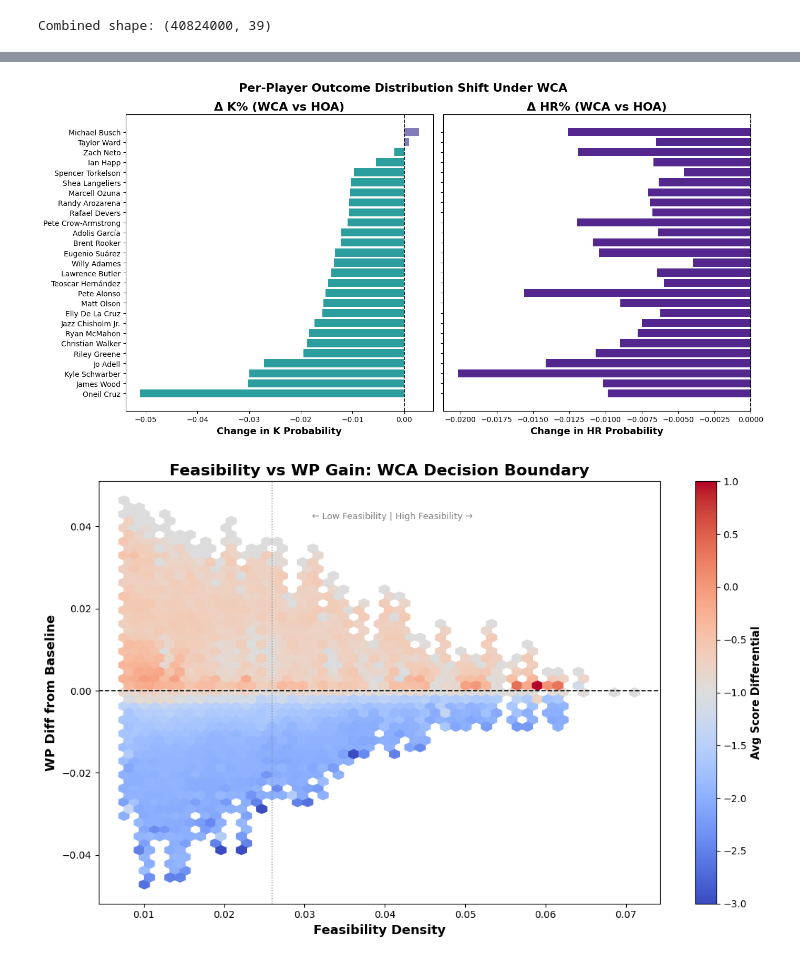
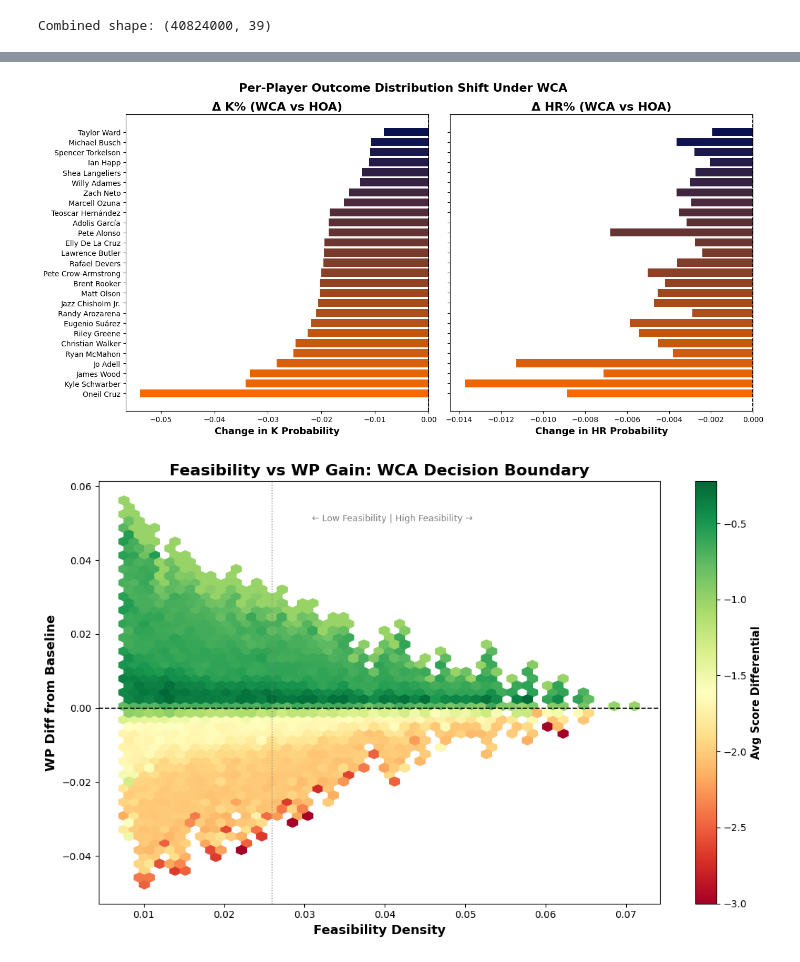
Before and after one commit to benresnic/SABR26, a Jupyter notebook: Simulations/sim_data_viz.ipynb, the cells around one changed output, grey strips where cells are left out. Drawn from its saved outputs; the diff is of its cells as text; code cells hidden in the pictures.

Commit message:
Added updated plots and revised code

```diff
--- a/Simulations/sim_data_viz.ipynb
+++ b/Simulations/sim_data_viz.ipynb
@@ -93,9 +93,17 @@ Name: count, dtype: int64
 # %%
 os.chdir(r"C:\Users\andre\Documents\Documents\Syracuse\JUNIOR YEAR\SPRING 2026\SAL 358\SABR26\Plots")
 # %%
+# Color scales
+good_bad_cmap = "RdYlGn"
+
+import matplotlib.colors as mcolors
+syr_cmap = mcolors.LinearSegmentedColormap.from_list(
+    "syracuse", ["#f76900", "#000e54"]
+)
+syr_cmap_r = mcolors.LinearSegmentedColormap.from_list(
+    "syracuse_r", ["#000e54", "#f76900"]
+)
 # Shared style
-PALETTE   = ["#1b7837", "#4393c3", "#2d9e9e", "#6baed6",
-             "#807dba", "#54278f", "#00798c", "#e08214"]
 TITLE_KW  = dict(fontsize=16, fontweight="bold", ha="center")
 LABEL_KW  = dict(fontsize=13, fontweight="bold")
 
@@ -109,7 +117,7 @@ def save(name):
     plt.savefig(f"{name}.png", dpi=300, bbox_inches="tight")
     plt.show()
 
-# Filter to feasible adjustments only where relevant (is_feasible == 1)
+# Filter to where is_feasible == 1
 feasible = data_all[data_all["is_feasible"] == 1].copy()
 # %%
 # PLOT 1: WHO BENEFITS MOST — avg WP diff by player (feasible PAs only)
@@ -241,12 +250,13 @@ shift_df = shift_df.sort_values("delta_K")
 fig, axes = plt.subplots(1, 2, figsize=(14, 7), sharey=True)
 
 axes[0].barh(shift_df["player_name"], shift_df["delta_K"],
-             color=["#2d9e9e" if v < 0 else "#807dba" for v in shift_df["delta_K"]])
+             color=[mcolors.to_hex(syr_cmap(i / len(shift_df))) for i in range(len(shift_df))])
+
 axes[0].axvline(0, color="black", linewidth=1.2, linestyle="--")
 fmt_ax(axes[0], "Δ K% (WCA vs HOA)", "Change in K Probability", None)
 
 axes[1].barh(shift_df["player_name"], shift_df["delta_HR"],
-             color=["#54278f" if v < 0 else "#1b7837" for v in shift_df["delta_HR"]])
+             color=[mcolors.to_hex(syr_cmap(i / len(shift_df))) for i in range(len(shift_df))])
 axes[1].axvline(0, color="black", linewidth=1.2, linestyle="--")
 fmt_ax(axes[1], "Δ HR% (WCA vs HOA)", "Change in HR Probability", None)
 
@@ -255,33 +265,32 @@ fig.suptitle("Per-Player Outcome Distribution Shift Under WCA",
 
 save("player_distribution_shift")
 # %% [output]
-[figure, old version]
+[figure, new version]
 # %%
 # PLOT 6: WCA vs HOA DECISION BOUNDARY — feasibility × WP gain
 # Answers: "Distinguish states where WCA is value-enhancing vs HOA optimal"
 
-sample = feasible.copy()
-
 fig, ax = plt.subplots(figsize=(11, 7))
-sc = ax.hexbin(sample["feasibility_density"],
-               sample["wp_diff_from_baseline"],
-               C=sample["score_diff"],
+hb = ax.hexbin(feasible["feasibility_density"],
+               feasible["wp_diff_from_baseline"],
+               C=feasible["score_diff"],
                reduce_C_function=np.mean,
-               gridsize=50, cmap="coolwarm",
+               gridsize=50, cmap=good_bad_cmap,
                rasterized=True)
 ax.axhline(0, color="black", linewidth=1.2, linestyle="--")
 ax.axvline(feasible["feasibility_density"].median(),
            color="gray", linewidth=1, linestyle=":")
-cbar = plt.colorbar(sc, ax=ax)
+cbar = plt.colorbar(hb, ax=ax)
 cbar.set_label("Avg Score Differential", fontsize=11, fontweight="bold")
 fmt_ax(ax,
        "Feasibility vs WP Gain: WCA Decision Boundary",
        "Feasibility Density", "WP Diff from Baseline")
-ax.text(sample["feasibility_density"].median() + 0.005,
-        sample["wp_diff_from_baseline"].max() * 0.9,
+ax.text(feasible["feasibility_density"].median() + 0.005,
+        feasible["wp_diff_from_baseline"].max() * 0.9,
         "← Low Feasibility | High Feasibility →",
         fontsize=9, color="gray")
-
-save("feasibility_wp_scatter")
+plt.tight_layout()
+plt.savefig("feasibility_wp_scatter.png", dpi=150, bbox_inches="tight")
+plt.show()
 # %% [output]
-[figure, old version]
+[figure, new version]
```
Also changed, not shown: parts of 4 cells of this notebook, 12 other files.
